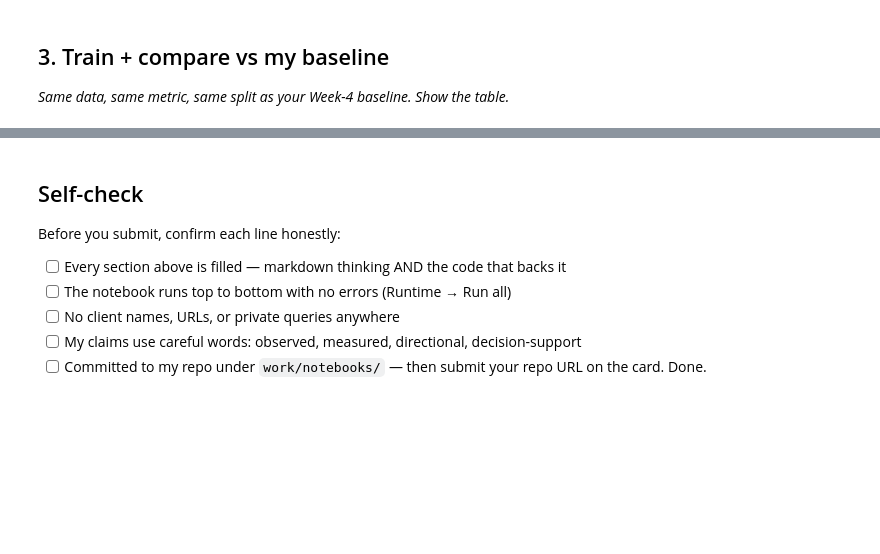
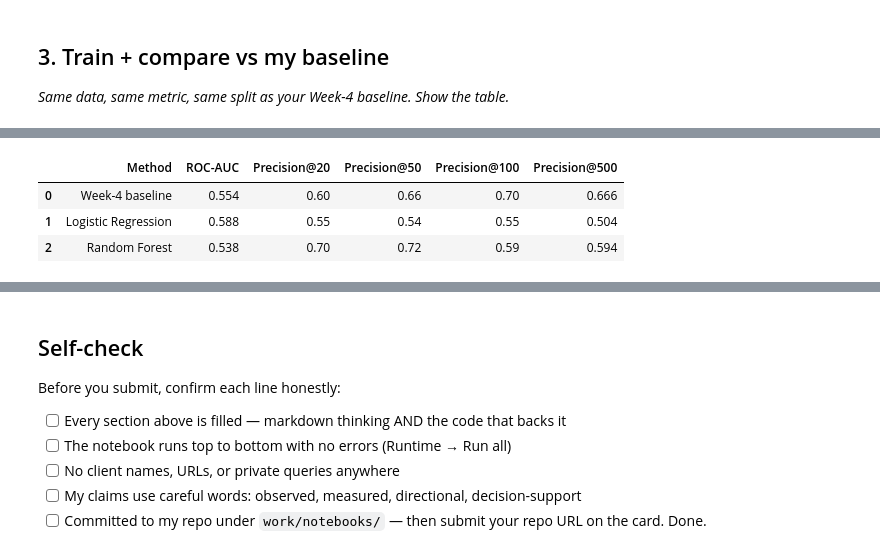
Before and after one commit to eminamandzukic/FlyRank_starter, a Jupyter notebook: work/notebooks/w05_model.ipynb, the cells around one changed output, grey strips where cells are left out. Drawn from its saved outputs; the diff is of its cells as text; code cells hidden in the pictures; blank space fills up the shorter version.

```diff
--- a/work/notebooks/w05_model.ipynb
+++ b/work/notebooks/w05_model.ipynb
@@ -36,0 +402,9 @@ This skeleton is yours to fill. Work the sections **in order** — each one has
+# %%
+april_may = build_month_pair("2026-04", "2026-05")
+
+print("Validation rows:", len(april_may))
+print("Validation clients:", april_may["client_hash_id"].nunique())
+print(
+    "Validation declining share:",
+    round(april_may["is_declining"].mean(), 3)
+)
@@ -36,0 +623,68 @@ This skeleton is yours to fill. Work the sections **in order** — each one has
+# %%
+def precision_values(y_true, scores):
+    return {
+        20: precision_at_k(y_true.reset_index(drop=True), scores, 20),
+        50: precision_at_k(y_true.reset_index(drop=True), scores, 50),
+        100: precision_at_k(y_true.reset_index(drop=True), scores, 100),
+        500: precision_at_k(y_true.reset_index(drop=True), scores, 500),
+    }
+
+baseline_precision = precision_values(
+    y_val,
+    baseline_scores
+)
+
+logistic_precision = precision_values(
+    y_val,
+    val_prob_logistic
+)
+
+rf_precision = precision_values(
+    y_val,
+    val_prob_rf
+)
+
+baseline_auc = roc_auc_score(
+    y_val,
+    baseline_scores
+)
+
+comparison_table = pd.DataFrame({
+    "Method": [
+        "Week-4 baseline",
+        "Logistic Regression",
+        "Random Forest"
+    ],
+    "ROC-AUC": [
+        baseline_auc,
+        logistic_auc,
+        rf_auc
+    ],
+    "Precision@20": [
+        baseline_precision[20],
+        logistic_precision[20],
+        rf_precision[20]
+    ],
+    "Precision@50": [
+        baseline_precision[50],
+        logistic_precision[50],
+        rf_precision[50]
+    ],
+    "Precision@100": [
+        baseline_precision[100],
+        logistic_precision[100],
+        rf_precision[100]
+    ],
+    "Precision@500": [
+        baseline_precision[500],
+        logistic_precision[500],
+        rf_precision[500]
+    ]
+})
+
+comparison_table.round(3)
+# %% [output]
+|  | Method | ROC-AUC | Precision@20 | Precision@50 | Precision@100 | Precision@500 |
+| 0 | Week-4 baseline | 0.554 | 0.60 | 0.66 | 0.70 | 0.666 |
+| 1 | Logistic Regression | 0.588 | 0.55 | 0.54 | 0.55 | 0.504 |
+| 2 | Random Forest | 0.538 | 0.70 | 0.72 | 0.59 | 0.594 |
```
Also changed, not shown: parts of 29 cells of this notebook.
